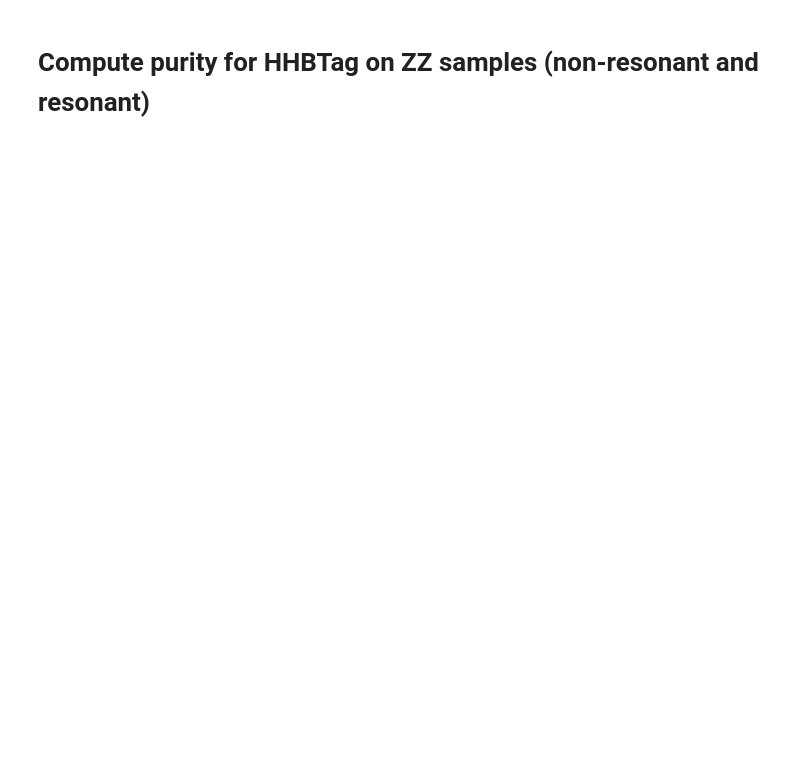
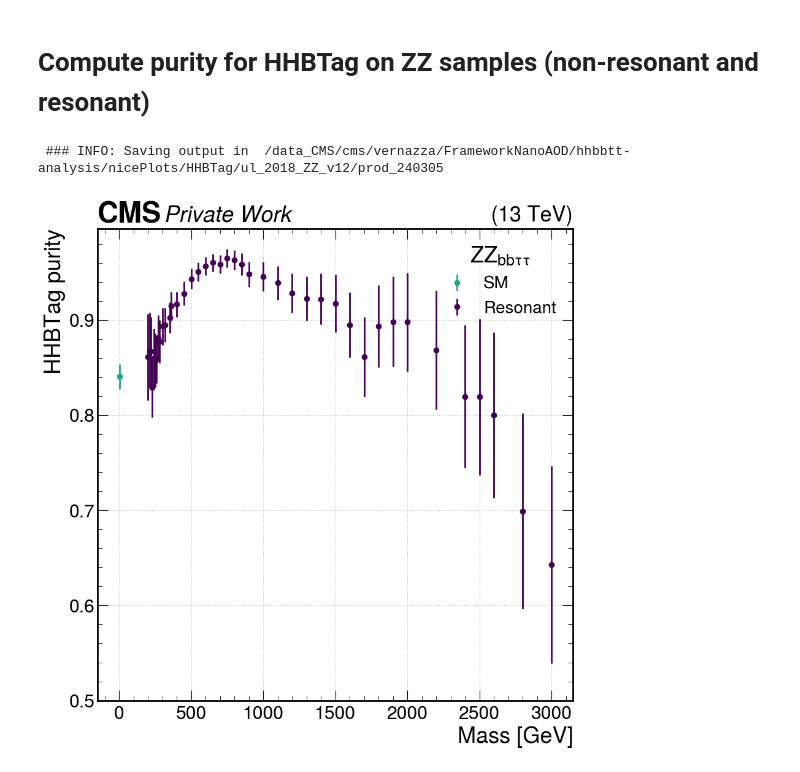
Before and after one commit to tcuisset/hhbbtt-analysis, a Jupyter notebook: nicePlots/HHBTag/HHBTag_Purity.ipynb, the cells around one changed output. Drawn from its saved outputs; the diff is of its cells as text; code cells hidden in the pictures; blank space fills up the shorter version.

Commit message:
HHBTag plots

```diff
--- a/nicePlots/HHBTag/HHBTag_Purity.ipynb
+++ b/nicePlots/HHBTag/HHBTag_Purity.ipynb
@@ -64,17 +108,57 @@ def ComputeHHBTagPurity(folder):
+# %%
+def PlotHHBTagPurity(v_mass, v_purity, v_purity_err, odir, process, fancy_name):
+    fig = plt.figure(figsize=(10,10))
+    cmap = plt.get_cmap('viridis')
+    plt.errorbar(v_mass[0], v_purity[0], yerr=v_purity_err[0], lw=2, linestyle='', marker='o', color=cmap(0.6), label='SM')
+    plt.errorbar(v_mass[1:], v_purity[1:], yerr=v_purity_err[1:], lw=2, linestyle='', marker='o', color=cmap(0), label='Resonant')
+    SetStyle(x_label="Mass [GeV]", y_label="HHBTag purity", y_lim=0.5)
+    plt.legend(loc='upper right', fontsize=20, title=fancy_name)
+    plt.savefig(odir + f'/{process}_HHBTag_Purity.png')
+    plt.savefig(odir + f'/{process}_HHBTag_Purity.pdf')
 # %% [markdown]
 # Compute purity for HHBTag on ZZ samples (non-resonant and resonant)
 # %%
+indir = '/data_CMS/cms/vernazza/cmt/PreprocessRDF/'
+
 mass_points = [ 200, 210, 220, 230, 240, 250, 260, 270, 280, 300, 320, 350, 360, 400, 450, 500, 550,
                 600, 650, 700, 750, 800, 850, 900, 1000, 1100, 1200, 1300, 1400, 1500, 1600, 1700,
-                1800, 1900, 2000, 2200, 2400, 2500, 2600, 2800, 3000, 3500, 4000, 4500, 5000]
+                1800, 1900, 2000, 2200, 2400, 2500, 2600, 2800, 3000]
 cfg = 'ul_2018_ZZ_v12'
 ver = 'prod_240305'
 sm_name = 'zz_sl_signal'
 res_name = 'GluGluToXToZZTo2B2Tau'
 cat = 'cat_base_selection'
+btag_wp = {'tight':0.7264, 'medium':0.2770, 'loose':0.0494}
+process = 'ZZbbtt'
+fancy_name = r"$ZZ_{bb\tau\tau}$"
+pdgid_bb = 23
+pdgid_tt = 23
 
-# /data_CMS/cms/vernazza/cmt/PreprocessRDF/ul_2018_ZZ_v12/GluGluToXToZZTo2B2Tau_M200/cat_base_selection/prod_240305/data_0.root
+##########################################################################################
 
 odir = f'/data_CMS/cms/vernazza/FrameworkNanoAOD/hhbbtt-analysis/nicePlots/HHBTag/{cfg}/{ver}'
 print(" ### INFO: Saving output in ", odir)
 os.system('mkdir -p ' + odir)
+
+v_mass = []
+v_purity = []
+v_purity_err = []
+
+sm_folder = f'{indir}/{cfg}/{sm_name}/{cat}/{ver}'
+v_mass.append(1)
+purity = ComputeHHBTagPurity(sm_folder, pdgid_bb, pdgid_tt, btag_wp)
+v_purity.append(purity[0])
+v_purity_err.append(purity[1])
+
+for mass in tqdm(mass_points):
+    v_mass.append(mass)
+    mass_folder = f'{indir}/{cfg}/{res_name}_M{mass}/{cat}/{ver}'
+    purity = ComputeHHBTagPurity(mass_folder, pdgid_bb, pdgid_tt, btag_wp)
+    v_purity.append(purity[0])
+    v_purity_err.append(purity[1])
+# %% [output]
+ ### INFO: Saving output in  /data_CMS/cms/vernazza/FrameworkNanoAOD/hhbbtt-analysis/nicePlots/HHBTag/ul_2018_ZZ_v12/prod_240305
+# %%
+PlotHHBTagPurity(v_mass, v_purity, v_purity_err, odir, process, fancy_name)
+# %% [output]
+[figure, added]
```
Also changed, not shown: parts of 15 cells of this notebook.
